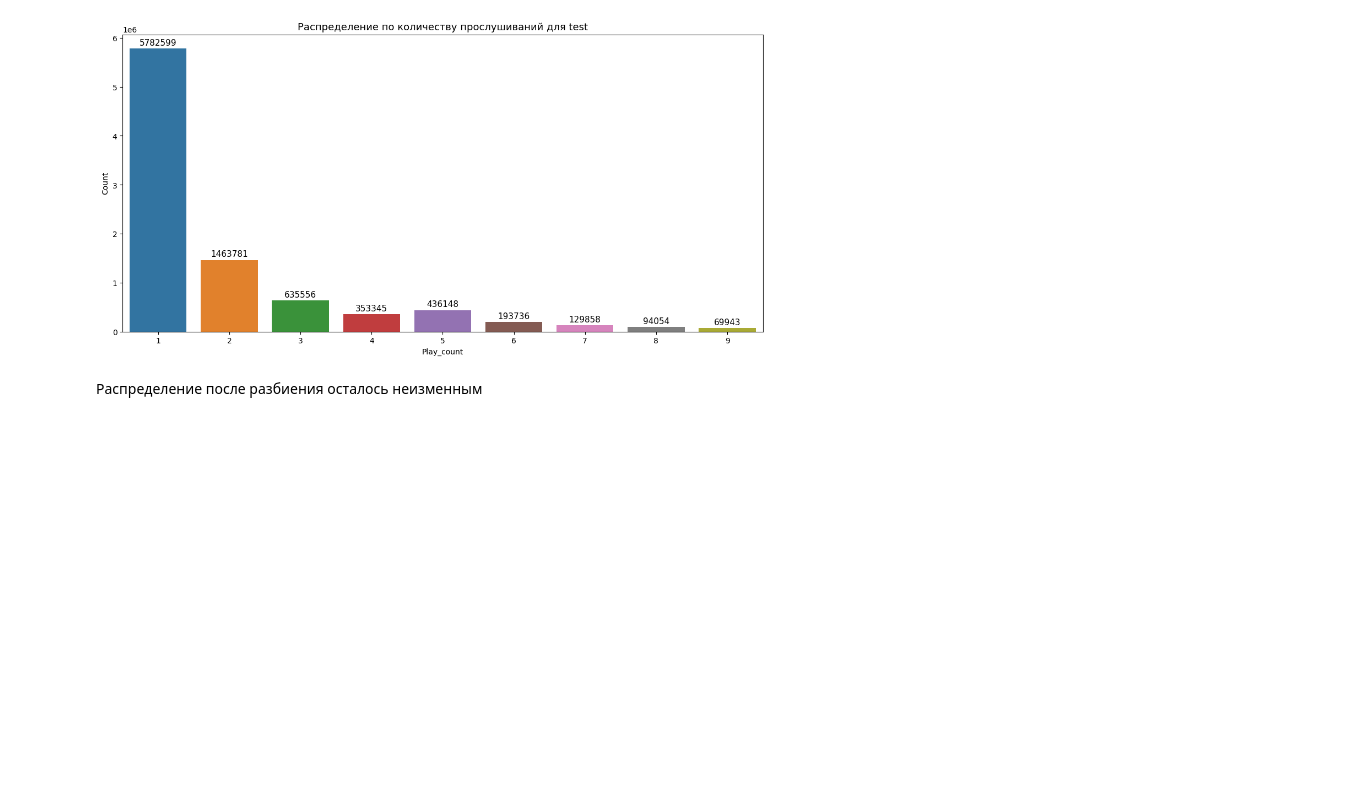
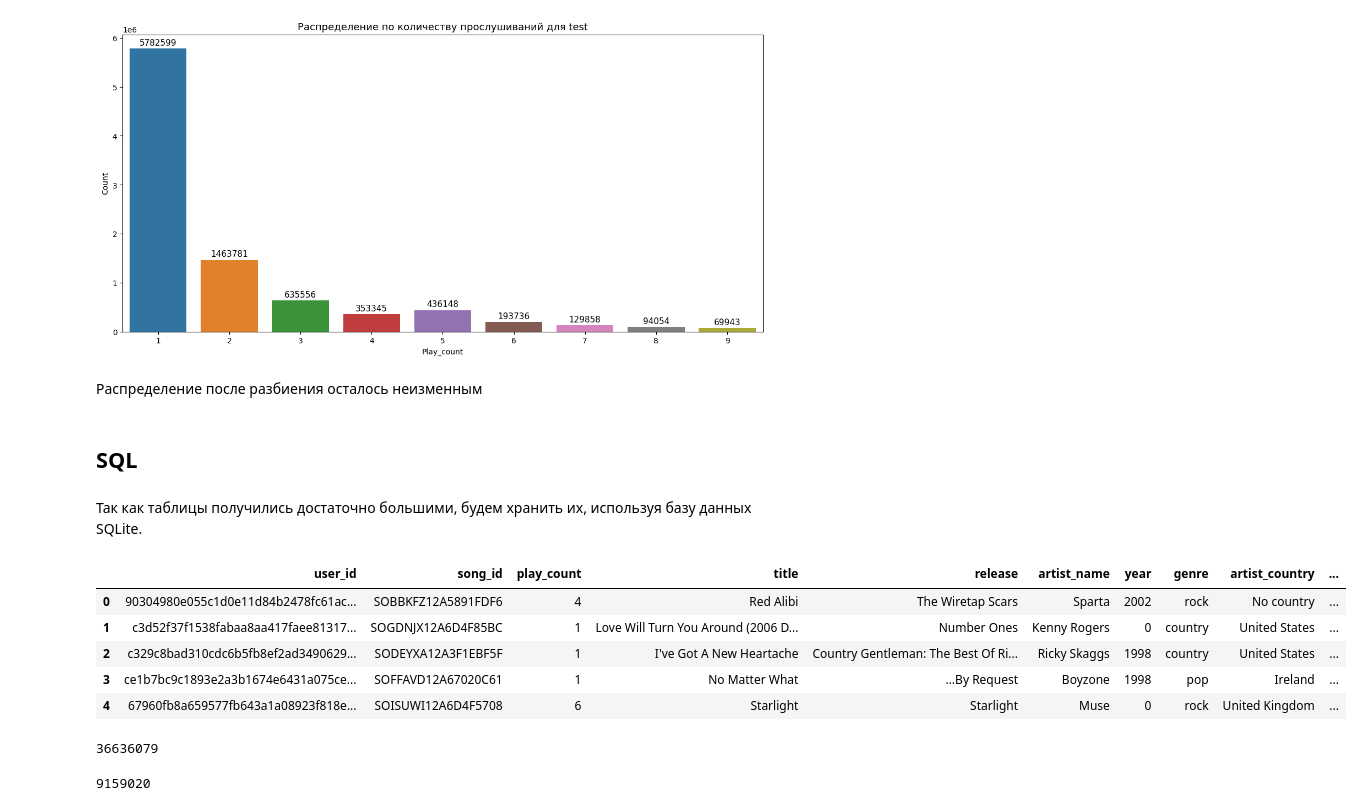
Before and after one commit to maxgalanov/RecSysYearProject, a Jupyter notebook: hse_rec_sys/notebooks/train_test_split.ipynb, the cells around one changed output. Drawn from its saved outputs; the diff is of its cells as text; code cells hidden in the pictures; blank space fills up the shorter version.

Commit message:
Added SQLite database and created user-item sparse matrices for train and test

```diff
--- a/hse_rec_sys/notebooks/train_test_split.ipynb
+++ b/hse_rec_sys/notebooks/train_test_split.ipynb
@@ -83,3 +89,18 @@ plt.xlabel('Play_count',  fontsize=10);
 # %%
 train.to_csv('train.csv', index=False)
 test.to_csv('test.csv', index=False)
+# %% [markdown]
+## SQL
+# %% [markdown]
+Так как таблицы получились достаточно большими, будем хранить их, используя базу данных SQLite.
+# %%
+train = pd.read_csv('train.csv')
+test = pd.read_csv('test.csv')
+train.head()
+# %% [output]
+|  | user_id | song_id | play_count | title | release | artist_name | year | genre | artist_country | ... |
+| 0 | 90304980e055c1d0e11d84b2478fc61ac... | SOBBKFZ12A5891FDF6 | 4 | Red Alibi | The Wiretap Scars | Sparta | 2002 | rock | No country | ... |
+| 1 | c3d52f37f1538fabaa8aa417faee81317... | SOGDNJX12A6D4F85BC | 1 | Love Will Turn You Around (2006 D... | Number Ones | Kenny Rogers | 0 | country | United States | ... |
+| 2 | c329c8bad310cdc6b5fb8ef2ad3490629... | SODEYXA12A3F1EBF5F | 1 | I've Got A New Heartache | Country Gentleman: The Best Of Ri... | Ricky Skaggs | 1998 | country | United States | ... |
+| 3 | ce1b7bc9c1893e2a3b1674e6431a075ce... | SOFFAVD12A67020C61 | 1 | No Matter What | ...By Request | Boyzone | 1998 | pop | Ireland | ... |
+| 4 | 67960fb8a659577fb643a1a08923f818e... | SOISUWI12A6D4F5708 | 6 | Starlight | Starlight | Muse | 0 | rock | United Kingdom | ... |
@@ -85,0 +111,8 @@ test.to_csv('test.csv', index=False)
+# %%
+train.to_sql(name='train', con=conn)
+# %% [output]
+36636079
+# %%
+test.to_sql(name='test', con=conn)
+# %% [output]
+9159020
```
Also changed, not shown: parts of 12 cells of this notebook.
